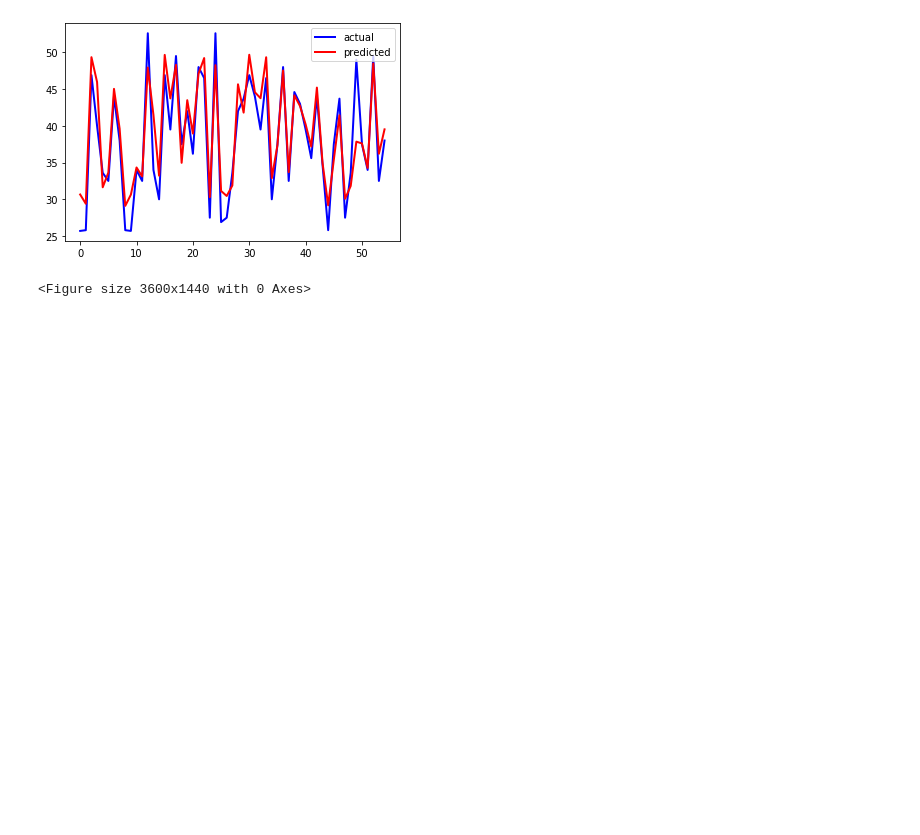
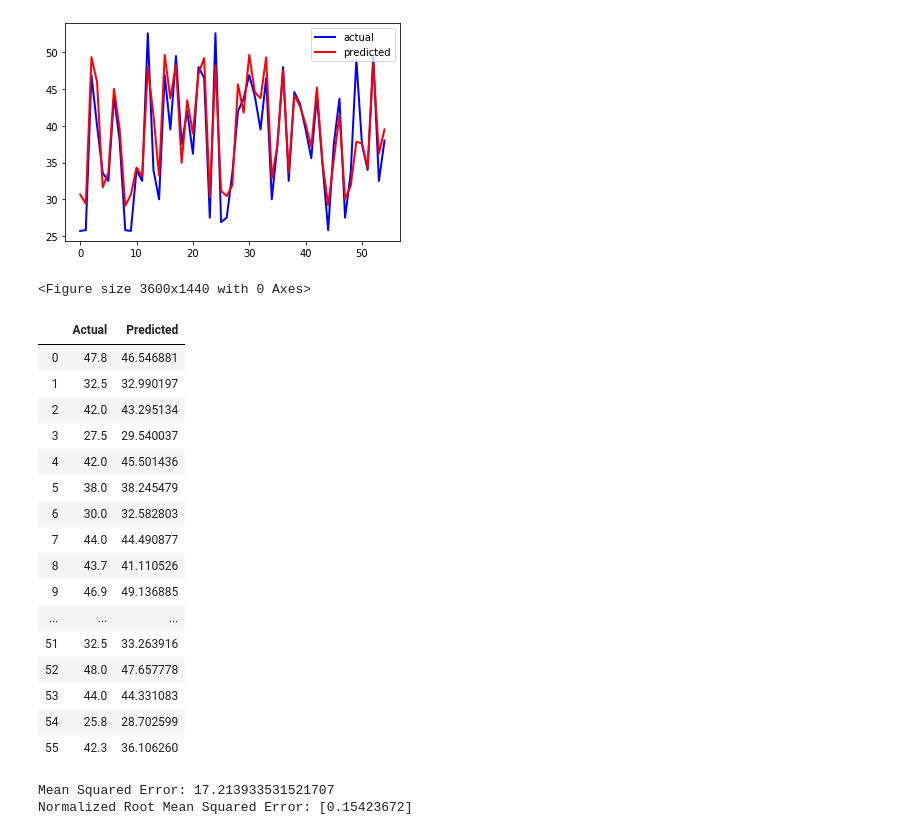
Before and after one commit to laniepreston/CapstoneCode, a Jupyter notebook: regression_models.ipynb, the cells around one changed output. Cells and saved outputs as stored; diff of their text form; code cells hidden in the pictures; blank space fills up the shorter version.

```diff
--- a/regression_models.ipynb
+++ b/regression_models.ipynb
@@ -312,0 +316,31 @@ plt.show()
+# %%
+enet = ElasticNet(alpha=0.25, l1_ratio=0.7)
+X_train, X_test, y_train, y_test = sklearn.model_selection.train_test_split(X,y,test_size=0.2)
+enet.fit(X_train, y_train)
+y_pred = enet.predict(X_test)
+df = pd.DataFrame({'Actual': y_test.flatten(), 'Predicted': y_pred.flatten()})
+df
+# %% [output]
+|  | Actual | Predicted |
+| 0 | 47.8 | 46.546881 |
+| 1 | 32.5 | 32.990197 |
+| 2 | 42.0 | 43.295134 |
+| 3 | 27.5 | 29.540037 |
+| 4 | 42.0 | 45.501436 |
+| 5 | 38.0 | 38.245479 |
+| 6 | 30.0 | 32.582803 |
+| 7 | 44.0 | 44.490877 |
+| 8 | 43.7 | 41.110526 |
+| 9 | 46.9 | 49.136885 |
+| ... | ... | ... |
+| 51 | 32.5 | 33.263916 |
+| 52 | 48.0 | 47.657778 |
+| 53 | 44.0 | 44.331083 |
+| 54 | 25.8 | 28.702599 |
+| 55 | 42.3 | 36.106260 |
+# %%
+print('Mean Squared Error:', metrics.mean_squared_error(y_test, y_pred))
+print('Normalized Root Mean Squared Error:', sqrt(metrics.mean_squared_error(y_test, y_pred))/(max(y_test)-min(y_test)))
+# %% [output]
+Mean Squared Error: 17.213933531521707
+Normalized Root Mean Squared Error: [0.15423672]
```
Also changed, not shown: parts of 9 cells of this notebook.
